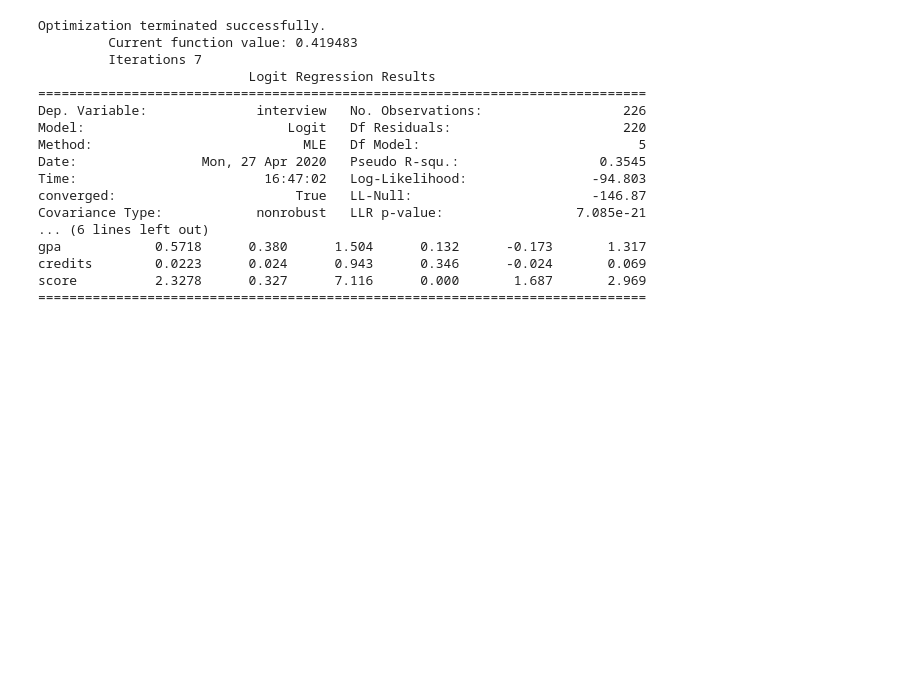
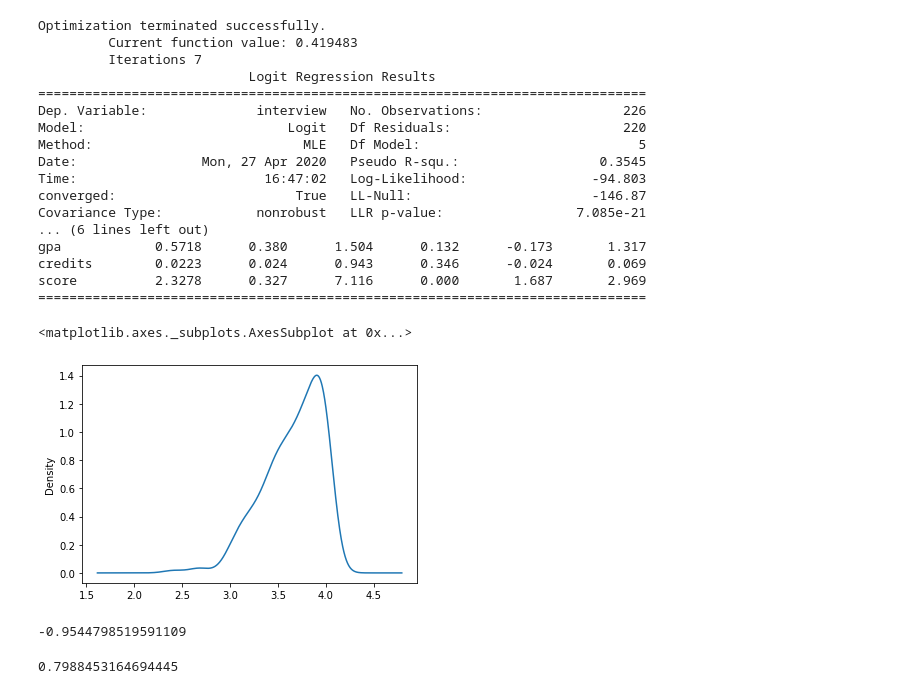
Before and after one commit to jpbailey/438a, a Jupyter notebook: questselections18.ipynb, the cells around one changed output. Cells and saved outputs as stored; diff of their text form; code cells hidden in the pictures; blank space fills up the shorter version.

```diff
--- a/questselections18.ipynb
+++ b/questselections18.ipynb
@@ -3,7 +3,7 @@
 import pandas as pd
 # %%
 # be sure to have the csv file questselections18.csv in the same directory as this ipynb
-df = pd.read_csv("questselections18.csv")
+df = pd.read_csv("~/Desktop/questselections18.csv")
 # %%
 # we begin with a simple examination of the first few rows of the dataframe
 # notice that there are six columns, which I define here:
@@ -115,3 +116,18 @@ gpa            0.5718      0.380      1.504      0.132      -0.173       1.317
 credits        0.0223      0.024      0.943      0.346      -0.024       0.069
 score          2.3278      0.327      7.116      0.000       1.687       2.969
 ==============================================================================
+# %%
+df_filtered = df[df['gpa'] > 0]
+# %%
+df_filtered['gpa'].plot.kde()
+# %% [output]
+<matplotlib.axes._subplots.AxesSubplot at 0x...>
+[figure, added]
+# %%
+df_filtered['gpa'].skew()
+# %% [output]
+-0.9544798519591109
+# %%
+df_filtered['gpa'].kurtosis()
+# %% [output]
+0.7988453164694445
```
Also changed, not shown: parts of 13 cells of this notebook.
